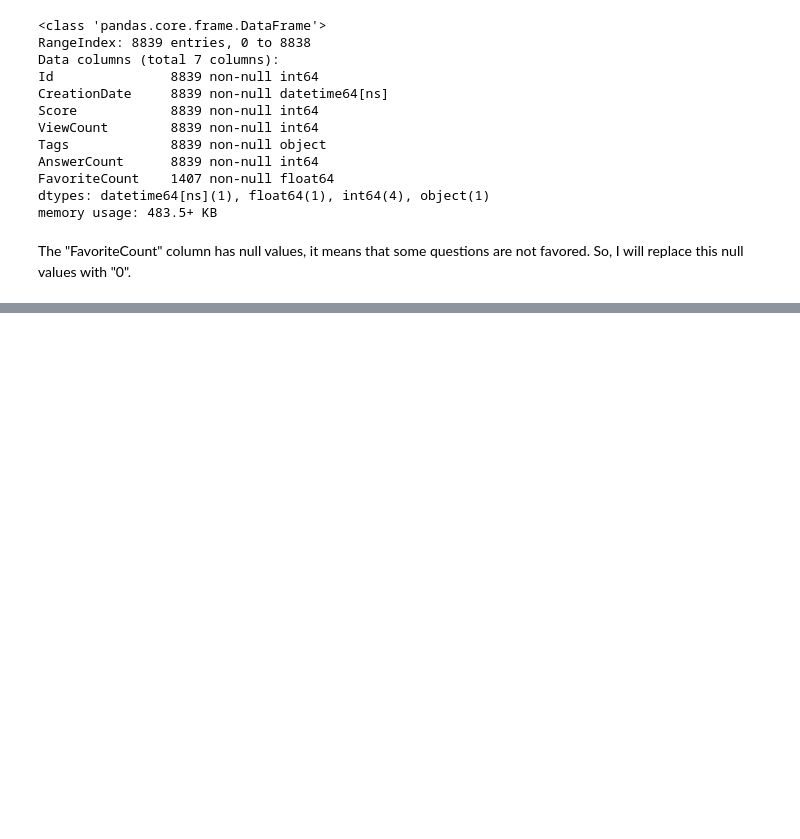
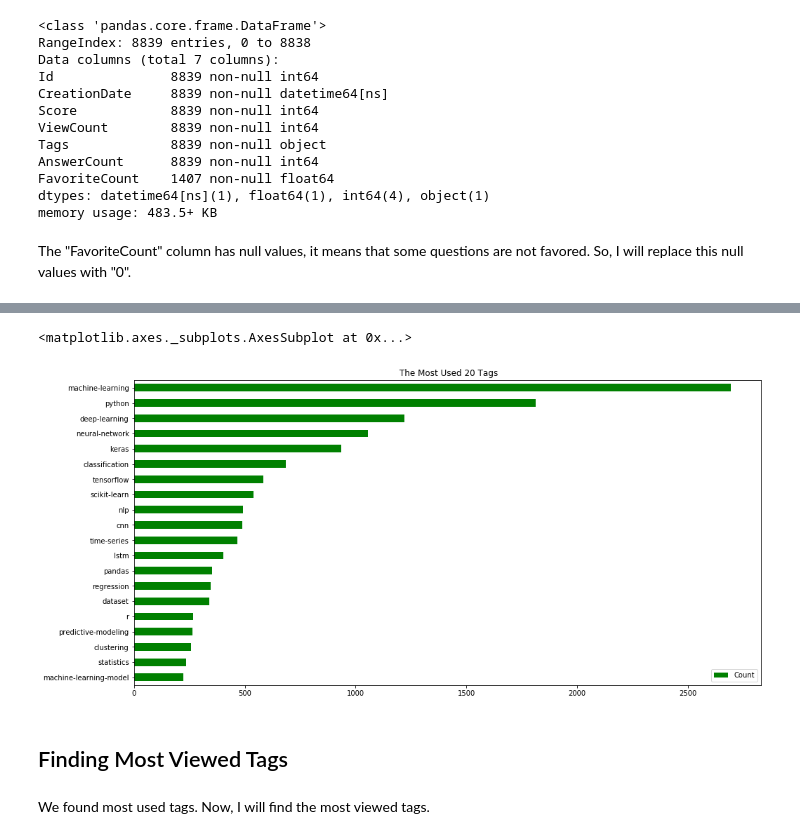
Before and after one commit to shylkymc/A-Data-Science-Project, a Jupyter notebook: A Data Science Project.ipynb, the cells around one changed output, grey strips where cells are left out. Saved outputs shown, nothing was run; the diff lists cells and outputs as text; code cells hidden in the pictures; blank space fills up the shorter version.

```diff
--- a/A Data Science Project.ipynb
+++ b/A Data Science Project.ipynb
@@ -51,0 +76,2 @@ The "FavoriteCount" column has null values, it means that some questions are not
+# %%
+questions["Tags"]= questions["Tags"].str.replace("^<|>$", "").str.split("><")
@@ -51,0 +85,12 @@ The "FavoriteCount" column has null values, it means that some questions are not
+# %%
+tag_count={}
+for tags in questions["Tags"]:
+    for tag in tags:
+        if tag in tag_count:
+            tag_count[tag] +=1
+        else:
+            tag_count[tag]=1
+# %%
+tag_count=pd.DataFrame.from_dict(tag_count, orient="index")
+tag_count.rename(columns={0: "Count"}, inplace=True)
+tag_count.head(15)
@@ -51,0 +116,3 @@ The "FavoriteCount" column has null values, it means that some questions are not
+# %%
+most_used=tag_count.sort_values(by="Count").tail(20)
+most_used
@@ -51,0 +137,9 @@ The "FavoriteCount" column has null values, it means that some questions are not
+# %%
+most_used.plot(kind="barh", figsize=(16,8), title= " The Most Used 20 Tags", color="Green")
+# %% [output]
+<matplotlib.axes._subplots.AxesSubplot at 0x...>
+[figure, added]
+# %% [markdown]
+## Finding Most Viewed Tags
+# %% [markdown]
+We found most used tags. Now, I will find the most viewed tags.
```
Also changed, not shown: parts of 50 cells of this notebook.
